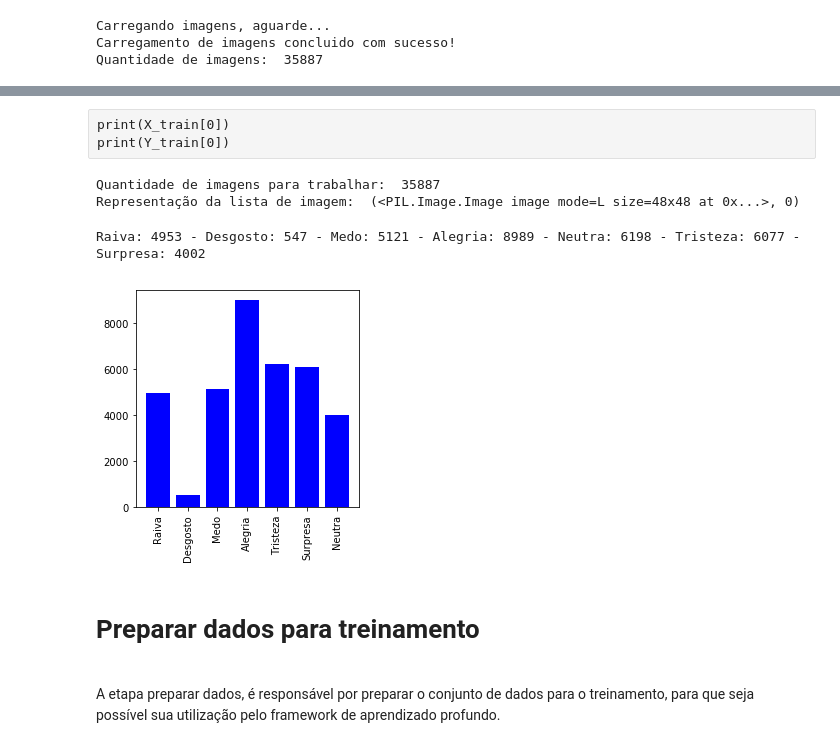
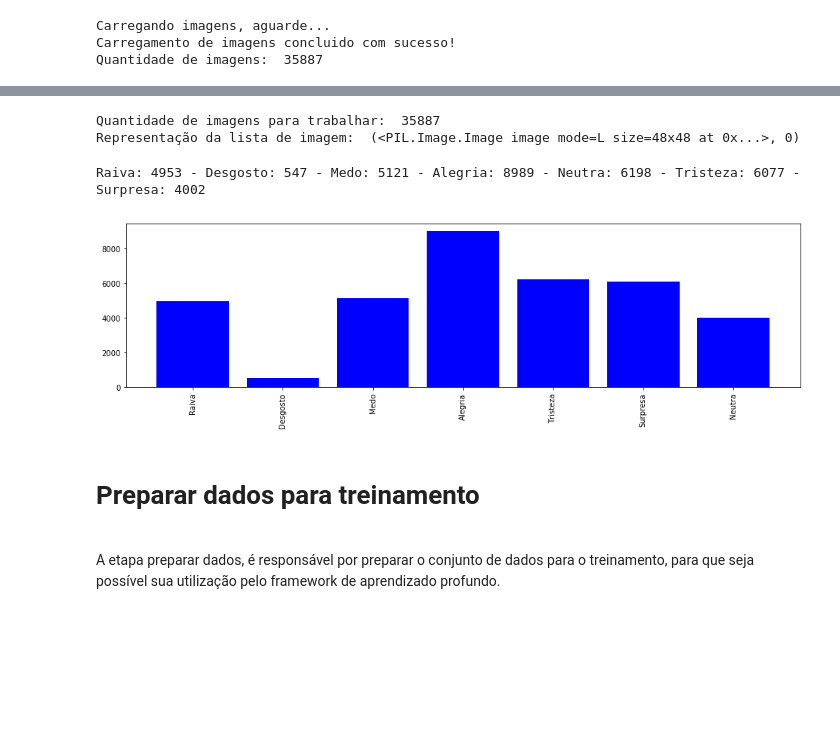
Before and after one commit to diogenesd/deepemotive, a Jupyter notebook: DeepEmotive - Transfer Learning - FER2013.ipynb, the cells around one changed output, grey strips where cells are left out. Drawn from its saved outputs; the diff is of its cells as text; code cells hidden in the pictures; blank space fills up the shorter version.

```diff
--- a/DeepEmotive - Transfer Learning - FER2013.ipynb
+++ b/DeepEmotive - Transfer Learning - FER2013.ipynb
@@ -241,6 +190,3 @@ print('Quantidade de labes para teste:',len(Y_test))
-# %% [raw]
-print(X_train[0])
-print(Y_train[0])
 # %%
 # verificando qunatidade de imagens para trabalhar
 qtd_imagens = len(imagens) # get the number of images
@@ -268,19 +214,19 @@ def qtd_por_emocao(imagens):
 # %%
 # Visualizando a distribuição por categoria de emoção
 def visualiza_distribuicao():
     dist_y = qtd_por_emocao(imagens)
     dist_x = np.arange(len(classes_emocoes))
     x_label = classes_emocoes
-    fig,ax = plt.subplots(figsize=(4,4))
+    fig,ax = plt.subplots(figsize=(16,4))
     ax.bar(dist_x, dist_y, width=0.8, color='blue')
     ax.set_xticks(dist_x)
     ax.set_xticklabels(x_label, rotation=90)
     plt.show()
 
 visualiza_distribuicao()
 # %% [output]
 Raiva: 4953 - Desgosto: 547 - Medo: 5121 - Alegria: 8989 - Neutra: 6198 - Tristeza: 6077 - Surpresa: 4002
-[figure, old version]
+[figure, new version]
 # %% [markdown]
 <h1>Preparar dados para treinamento</h1><br>
 <p>A etapa preparar dados, é responsável por preparar o conjunto de dados para o treinamento, para que seja possível sua utilização pelo framework de aprendizado profundo.</p>
```
Also changed, not shown: parts of 18 cells of this notebook, 4 other files.
